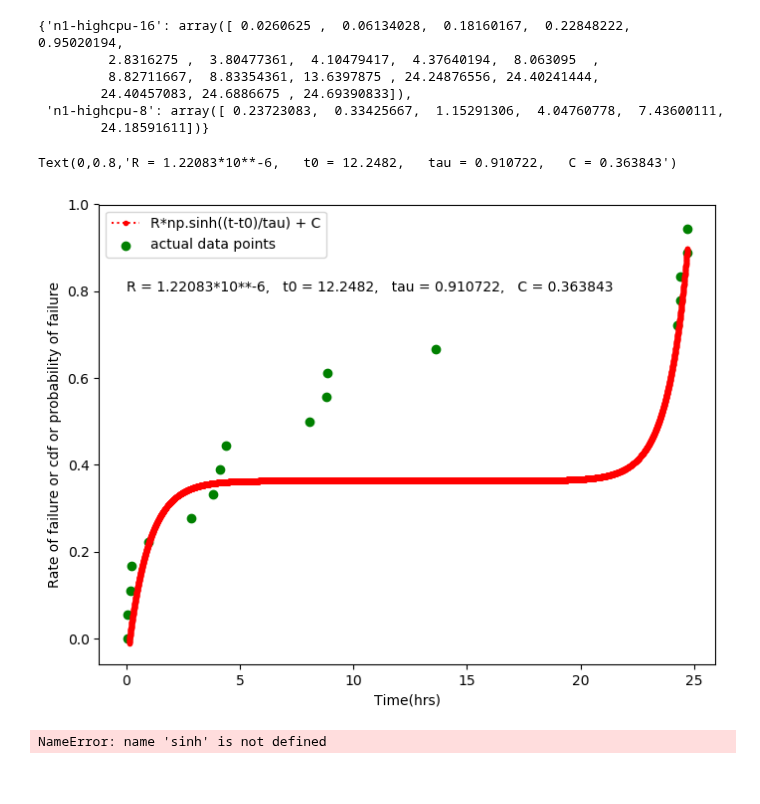
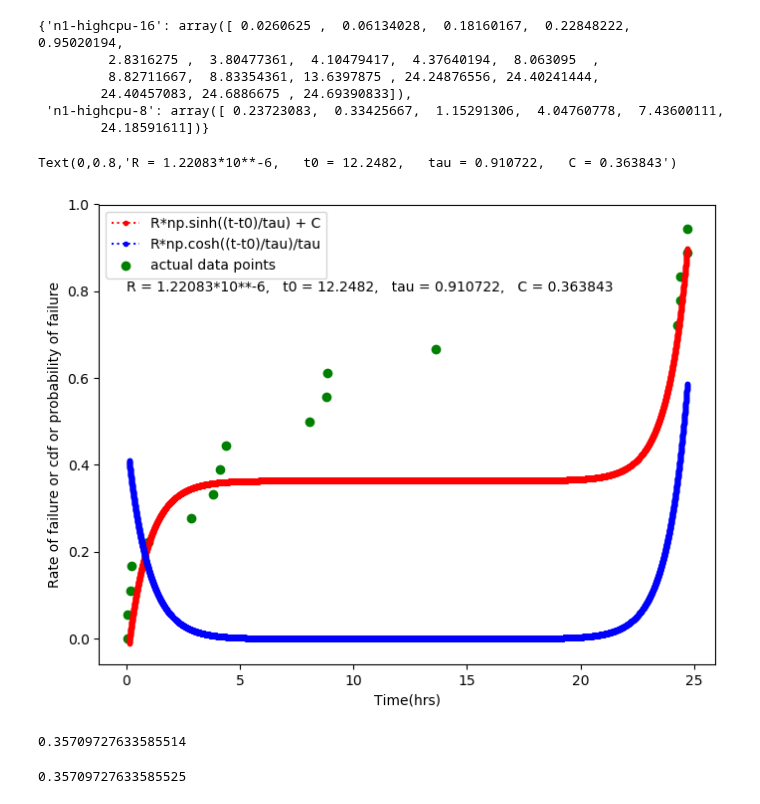
Before and after one commit to prateek-s/scispot, a Jupyter notebook: data/CDF-plot.ipynb, the cells around one changed output. Drawn from its saved outputs; the diff is of its cells as text; code cells hidden in the pictures.

Commit message:
expected value comp added

```diff
--- a/data/CDF-plot.ipynb
+++ b/data/CDF-plot.ipynb
@@ -99,33 +100,57 @@ all_data
 # %%
 R = 1.22083*10**-6
 t0 = 12.2482
 tau = 0.910722
 C = 0.363843
 
 plt.figure(figsize=(8, 6))
 
 #time data
 t=np.linspace(0.11144944, 24.70971972, 10000)
 
 #load data
 data = np.loadtxt('E-CDF-n1-highcpu-16.txt', delimiter='\t')
 #plot data points
 plt.scatter(data[:,0], data[:,1], c='green', label='actual data points')
 
 #Plot the fitted function
-P=R*np.sinh((t-t0)/tau) + C
-plt.plot(t, P, c= "red", marker='.', linestyle=':', label='R*np.sinh((t-t0)/tau) + C')
+P= lambda t: R*np.sinh((t-t0)/tau) + C
+plt.plot(t, P(t), c= "red", marker='.', linestyle=':', label='R*np.sinh((t-t0)/tau) + C')
+
+#differentiation of the funtion
+dP = lambda t: R*np.cosh((t-t0)/tau)/tau
+plt.plot(t, dP(t), c= "blue", marker='.', linestyle=':', label='R*np.cosh((t-t0)/tau)/tau')
 plt.legend()
 plt.xlabel("Time(hrs)")
 plt.ylabel("Rate of failure or cdf or probability of failure")
 
+
 #Plot text
 txt = "R = 1.22083*10**-6,   t0 = 12.2482,   tau = 0.910722,   C = 0.363843"
 plt.text(0,0.8,txt)
 # %% [output]
 Text(0,0.8,'R = 1.22083*10**-6,   t0 = 12.2482,   tau = 0.910722,   C = 0.363843')
-[figure, old version]
+[figure, new version]
-# %%
-help(sinh)
-# %% [output]
-NameError: name 'sinh' is not defined
+# %%
+#Analytical solution
+#intergration to find the expected value 0-24 hrs
+# iP = R*tau*np.cosh((t-t0)/tau) + C*t
+IP = lambda t: R*tau*np.cosh((t-t0)/tau) + C*t
+t=24
+ip_upper_bound = IP(t)
+t=0
+ip_lower_bound = IP(t)
+#accroding to mean value theorm
+expected_value = (ip_upper_bound - ip_lower_bound)/(24-0)
+expected_value
+# %% [output]
+0.35709727633585514
+# %%
+#Numerical Integration
+P= lambda t: R*np.sinh((t-t0)/tau) + C
+I = quad(P, 0, 24)
+#accroding to mean value theorm
+expected_value = I[0]/24
+expected_value
+# %% [output]
+0.35709727633585525
```
Also changed, not shown: parts of 1 cell of this notebook, 1 other file.
